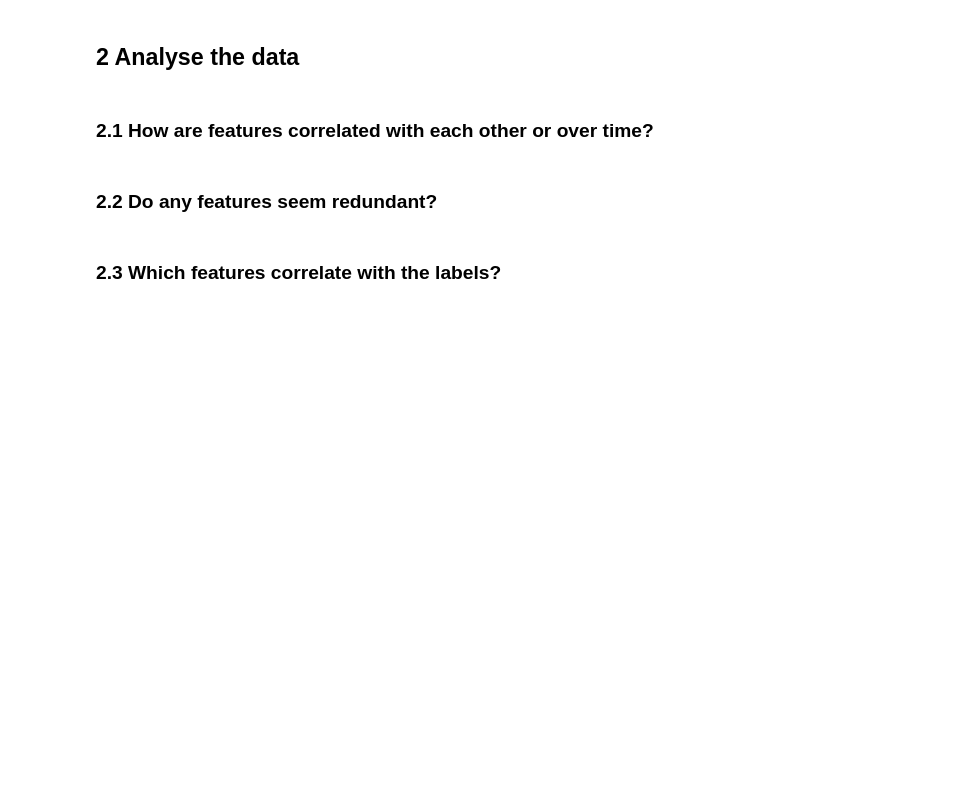
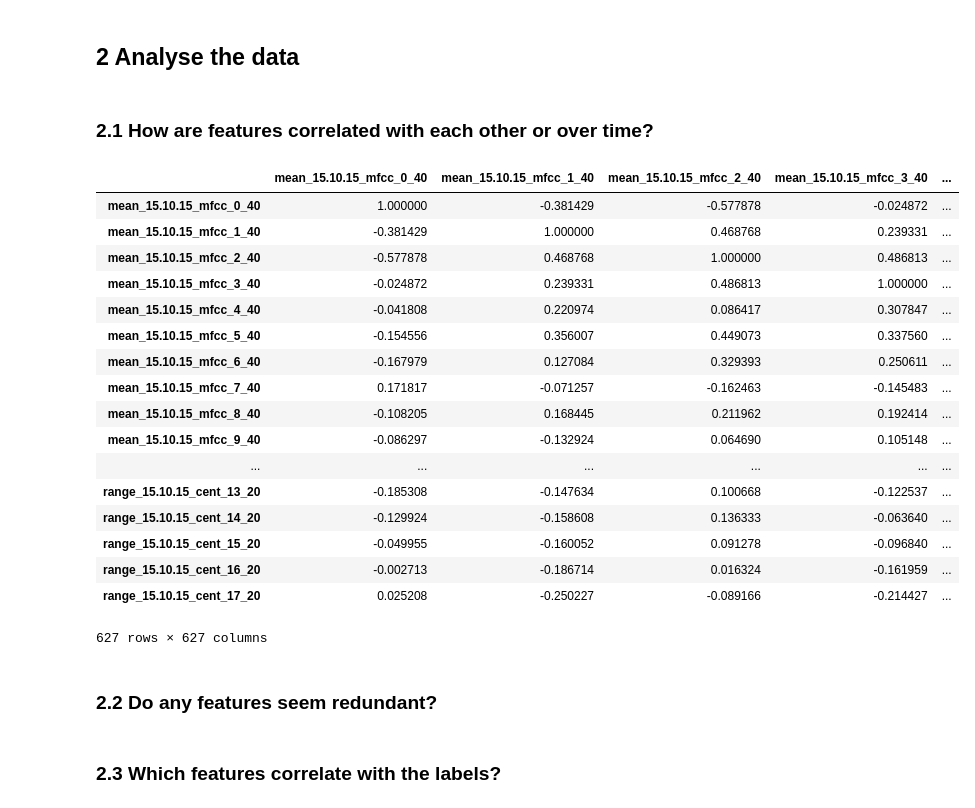
Before and after one commit to elias-gander/MLPC2020, a Jupyter notebook: MPLC2020.ipynb, the cells around one changed output. Drawn from its saved outputs; the diff is of its cells as text; code cells hidden in the pictures; blank space fills up the shorter version.

```diff
--- a/MPLC2020.ipynb
+++ b/MPLC2020.ipynb
@@ -19,3 +19,24 @@ labels = [np.load(f) for f in glob.glob('train/npy/*.npz')]
+# %%
+data.correlation_matrix()
+# %% [output]
+|  | mean_15.10.15_mfcc_0_40 | mean_15.10.15_mfcc_1_40 | mean_15.10.15_mfcc_2_40 | mean_15.10.15_mfcc_3_40 | ... |
+| mean_15.10.15_mfcc_0_40 | 1.000000 | -0.381429 | -0.577878 | -0.024872 | ... |
+| mean_15.10.15_mfcc_1_40 | -0.381429 | 1.000000 | 0.468768 | 0.239331 | ... |
+| mean_15.10.15_mfcc_2_40 | -0.577878 | 0.468768 | 1.000000 | 0.486813 | ... |
+| mean_15.10.15_mfcc_3_40 | -0.024872 | 0.239331 | 0.486813 | 1.000000 | ... |
+| mean_15.10.15_mfcc_4_40 | -0.041808 | 0.220974 | 0.086417 | 0.307847 | ... |
+| mean_15.10.15_mfcc_5_40 | -0.154556 | 0.356007 | 0.449073 | 0.337560 | ... |
+| mean_15.10.15_mfcc_6_40 | -0.167979 | 0.127084 | 0.329393 | 0.250611 | ... |
+| mean_15.10.15_mfcc_7_40 | 0.171817 | -0.071257 | -0.162463 | -0.145483 | ... |
+| mean_15.10.15_mfcc_8_40 | -0.108205 | 0.168445 | 0.211962 | 0.192414 | ... |
+| mean_15.10.15_mfcc_9_40 | -0.086297 | -0.132924 | 0.064690 | 0.105148 | ... |
+| ... | ... | ... | ... | ... | ... |
+| range_15.10.15_cent_13_20 | -0.185308 | -0.147634 | 0.100668 | -0.122537 | ... |
+| range_15.10.15_cent_14_20 | -0.129924 | -0.158608 | 0.136333 | -0.063640 | ... |
+| range_15.10.15_cent_15_20 | -0.049955 | -0.160052 | 0.091278 | -0.096840 | ... |
+| range_15.10.15_cent_16_20 | -0.002713 | -0.186714 | 0.016324 | -0.161959 | ... |
+| range_15.10.15_cent_17_20 | 0.025208 | -0.250227 | -0.089166 | -0.214427 | ... |
+627 rows × 627 columns
 # %% [markdown]
 ### 2.2 Do any features seem redundant?
 # %%
```
Also changed, not shown: parts of 15 cells of this notebook, 1 other file.
